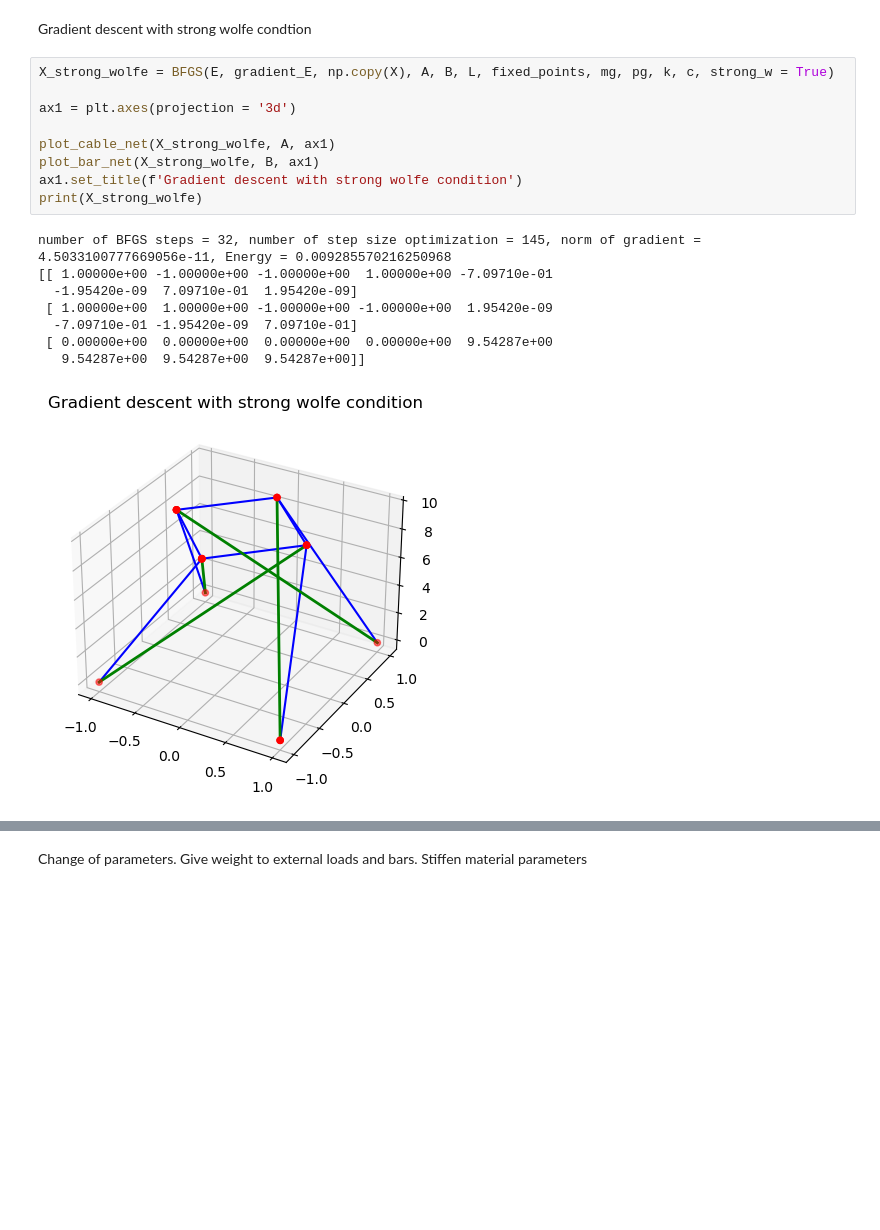
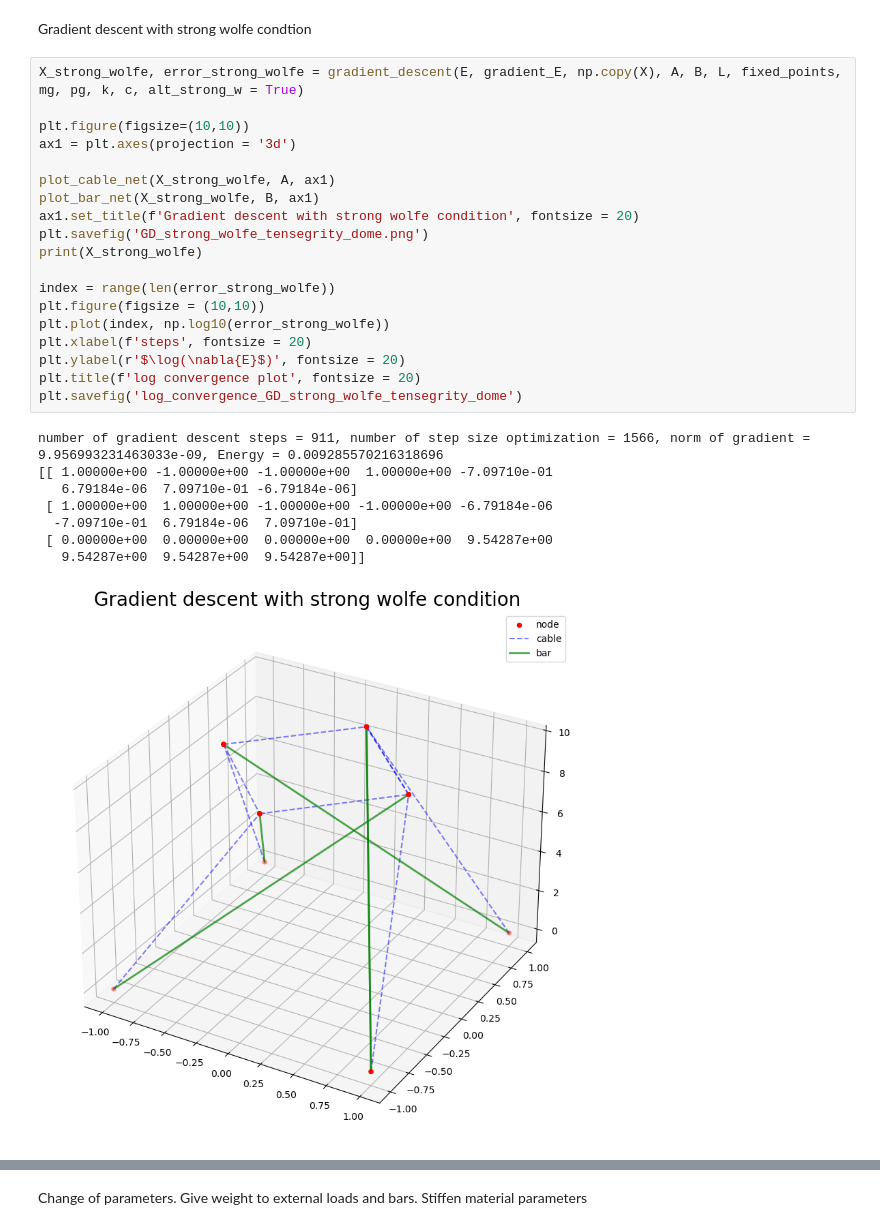
Before and after one commit to markus0800/Project_TMA4180, a Jupyter notebook: project_optimization.ipynb, the cells around one changed output, grey strips where cells are left out. Saved outputs shown, nothing was run; the diff lists cells and outputs as text; blank space fills up the shorter version.

```diff
--- a/project_optimization.ipynb
+++ b/project_optimization.ipynb
@@ -230,20 +153,30 @@ number of gradient descent steps = 1000, number of step size optimization = 1356
 # %% [markdown]
 Gradient descent with strong wolfe condtion
 # %%
-X_strong_wolfe = BFGS(E, gradient_E, np.copy(X), A, B, L, fixed_points, mg, pg, k, c, strong_w = True)
+X_strong_wolfe, error_strong_wolfe = gradient_descent(E, gradient_E, np.copy(X), A, B, L, fixed_points, mg, pg, k, c, alt_strong_w = True)
 
+plt.figure(figsize=(10,10))
 ax1 = plt.axes(projection = '3d')
 
 plot_cable_net(X_strong_wolfe, A, ax1)
 plot_bar_net(X_strong_wolfe, B, ax1)
-ax1.set_title(f'Gradient descent with strong wolfe condition')
+ax1.set_title(f'Gradient descent with strong wolfe condition', fontsize = 20)
+plt.savefig('GD_strong_wolfe_tensegrity_dome.png')
 print(X_strong_wolfe)
+
+index = range(len(error_strong_wolfe))
+plt.figure(figsize = (10,10))
+plt.plot(index, np.log10(error_strong_wolfe))
+plt.xlabel(f'steps', fontsize = 20)
+plt.ylabel(r'$\log(\nabla{E}$)', fontsize = 20)
+plt.title(f'log convergence plot', fontsize = 20)
+plt.savefig('log_convergence_GD_strong_wolfe_tensegrity_dome')
 # %% [output]
-number of BFGS steps = 32, number of step size optimization = 145, norm of gradient = 4.5033100777669056e-11, Energy = 0.009285570216250968
+number of gradient descent steps = 911, number of step size optimization = 1566, norm of gradient = 9.956993231463033e-09, Energy = 0.009285570216318696
 [[ 1.00000e+00 -1.00000e+00 -1.00000e+00  1.00000e+00 -7.09710e-01
-  -1.95420e-09  7.09710e-01  1.95420e-09]
- [ 1.00000e+00  1.00000e+00 -1.00000e+00 -1.00000e+00  1.95420e-09
-  -7.09710e-01 -1.95420e-09  7.09710e-01]
+   6.79184e-06  7.09710e-01 -6.79184e-06]
+ [ 1.00000e+00  1.00000e+00 -1.00000e+00 -1.00000e+00 -6.79184e-06
+  -7.09710e-01  6.79184e-06  7.09710e-01]
  [ 0.00000e+00  0.00000e+00  0.00000e+00  0.00000e+00  9.54287e+00
    9.54287e+00  9.54287e+00  9.54287e+00]]
-[figure, old version]
+[figure, new version]
```
Also changed, not shown: parts of 27 cells of this notebook, 1 other file.
